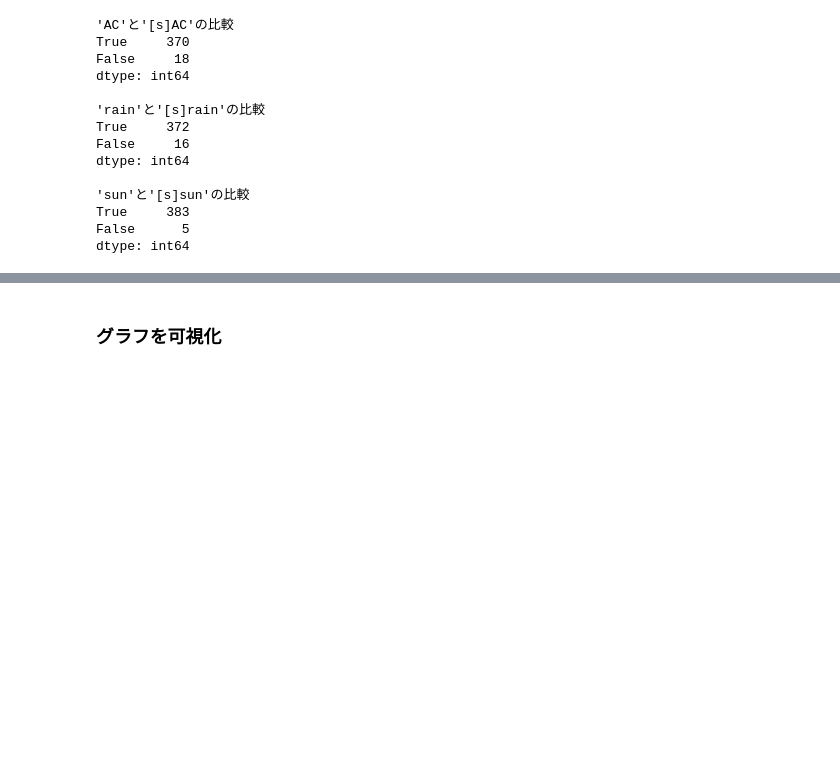
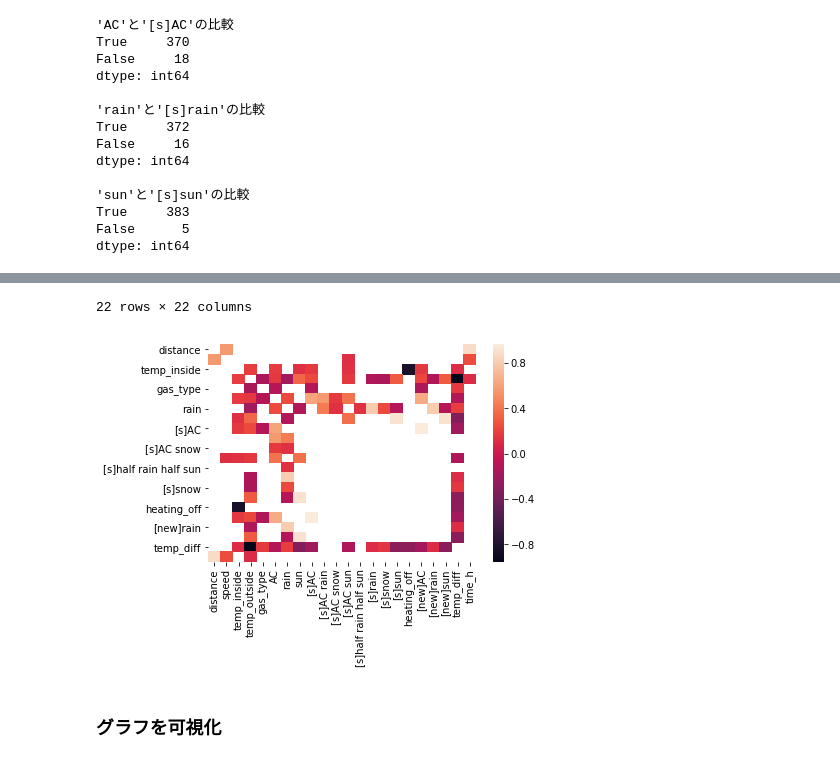
Before and after one commit to kusafusa-k/kaggle, a Jupyter notebook: Car_Fuel_Consumption/DAY2_work_草房慶.ipynb, the cells around one changed output, grey strips where cells are left out. Drawn from its saved outputs; the diff is of its cells as text; code cells hidden in the pictures; blank space fills up the shorter version.

```diff
--- a/Car_Fuel_Consumption/DAY2_work_草房慶.ipynb
+++ b/Car_Fuel_Consumption/DAY2_work_草房慶.ipynb
@@ -242,11 +242,3 @@ df_data['temp_diff'] = df_data['temp_inside'] - df_data['temp_outside']
 df_data['time_h'] = df_data['distance'] / df_data['speed']
 
 # TODO まとめる前のデータは、今回は残しているが、消したほうがいい？
-# %%
-# 説明変数同士の相関を確認
-# TODO 相関係数はいくつぐらいがベスト？
-exp_corr = df_data.drop(['consume'], axis=1).corr()[
-     (abs(df_data.corr()) >= 0.1) & (df_data.corr() != 1)
-]
-display(exp_corr)
-sns.heatmap(exp_corr)
@@ -311,0 +292,5 @@ for i in range(len(removed_na_exp_corr)):
+# %%
+# 指定する|相関係数|以上の説明変数を無相関化
+# TODO 相関係数はいくつぐらいがベスト？
+decorrelation_between_exp_data(df_data, 0.1)
+# %% [output]
@@ -312,3 +314,5 @@ for i in range(len(removed_na_exp_corr)):
+22 rows × 22 columns
+[figure, added]
 # %% [markdown]
 ### グラフを可視化
 # %%
```
Also changed, not shown: parts of 20 cells of this notebook.
